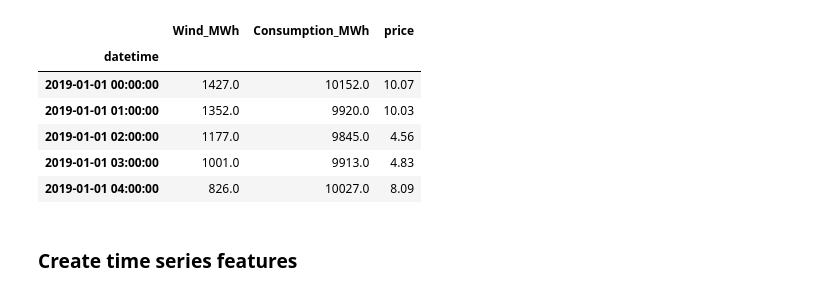
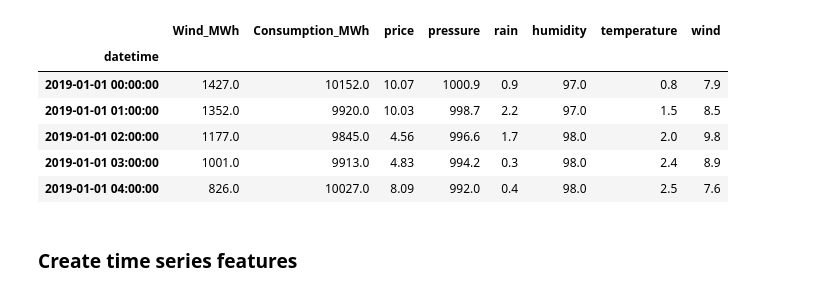
Before and after one commit to IDS-mini/electricity, a Jupyter notebook: data/data_integration-ph.ipynb, the cells around one changed output. Saved outputs shown, nothing was run; the diff lists cells and outputs as text; code cells hidden in the pictures.

```diff
--- a/data/data_integration-ph.ipynb
+++ b/data/data_integration-ph.ipynb
@@ -9,19 +9,20 @@ from xgboost import XGBRegressor
 wind = pd.read_parquet('processed_data/tuulivoima.parquet')
 consumption = pd.read_parquet('processed_data/consumption.parquet')
 dayahead = pd.read_parquet('processed_data/dayahead.parquet')
+weather = pd.read_parquet('processed_data/weather.parquet')
 # %%
 # Merge the data
 
-df = wind.join(consumption).join(dayahead).dropna()
+df = wind.join(consumption).join(dayahead).join(weather).dropna()
 df.head()
 # %% [output]
-|  | Wind_MWh | Consumption_MWh | price |
-| datetime |  |  |  |
-| 2019-01-01 00:00:00 | 1427.0 | 10152.0 | 10.07 |
-| 2019-01-01 01:00:00 | 1352.0 | 9920.0 | 10.03 |
-| 2019-01-01 02:00:00 | 1177.0 | 9845.0 | 4.56 |
-| 2019-01-01 03:00:00 | 1001.0 | 9913.0 | 4.83 |
-| 2019-01-01 04:00:00 | 826.0 | 10027.0 | 8.09 |
+|  | Wind_MWh | Consumption_MWh | price | pressure | rain | humidity | temperature | wind |
+| datetime |  |  |  |  |  |  |  |  |
+| 2019-01-01 00:00:00 | 1427.0 | 10152.0 | 10.07 | 1000.9 | 0.9 | 97.0 | 0.8 | 7.9 |
+| 2019-01-01 01:00:00 | 1352.0 | 9920.0 | 10.03 | 998.7 | 2.2 | 97.0 | 1.5 | 8.5 |
+| 2019-01-01 02:00:00 | 1177.0 | 9845.0 | 4.56 | 996.6 | 1.7 | 98.0 | 2.0 | 9.8 |
+| 2019-01-01 03:00:00 | 1001.0 | 9913.0 | 4.83 | 994.2 | 0.3 | 98.0 | 2.4 | 8.9 |
+| 2019-01-01 04:00:00 | 826.0 | 10027.0 | 8.09 | 992.0 | 0.4 | 98.0 | 2.5 | 7.6 |
 # %% [markdown]
 ### Create time series features
 # %%
```
Also changed, not shown: parts of 2 cells of this notebook, 7 other files.
